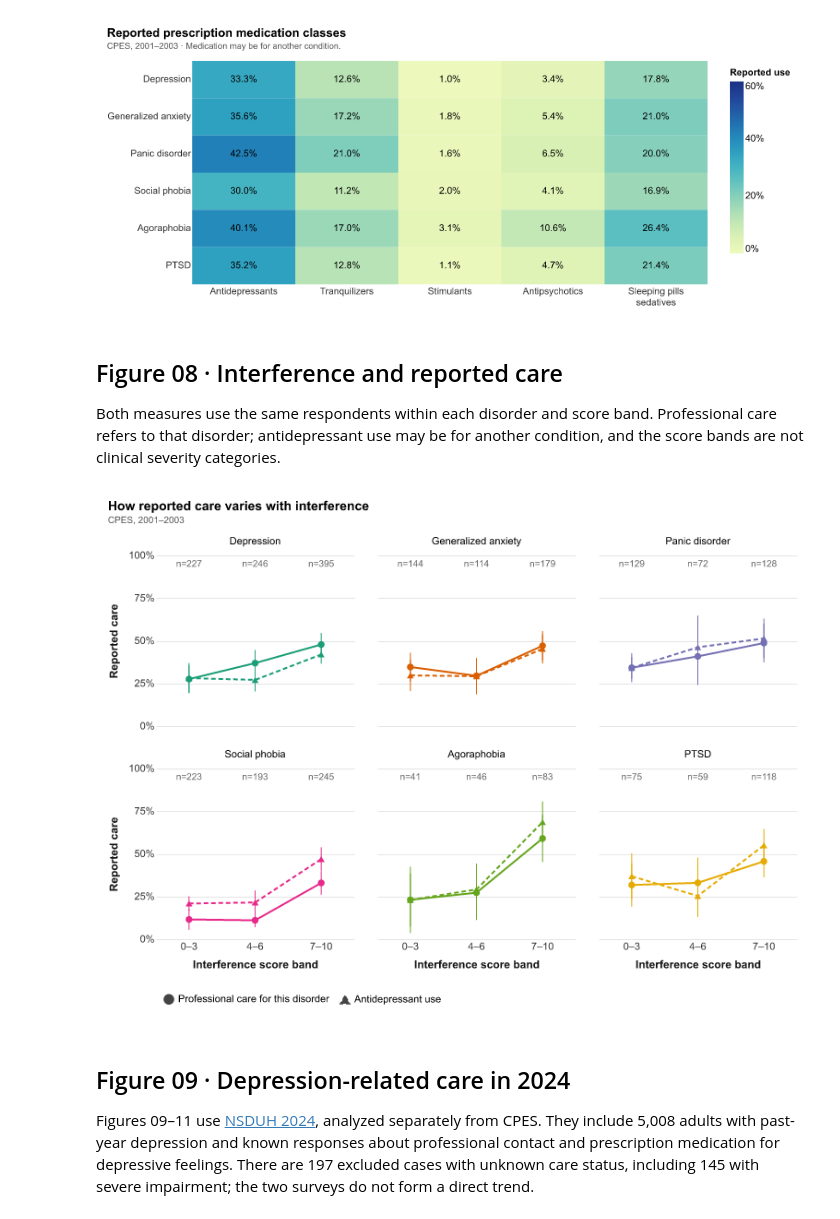
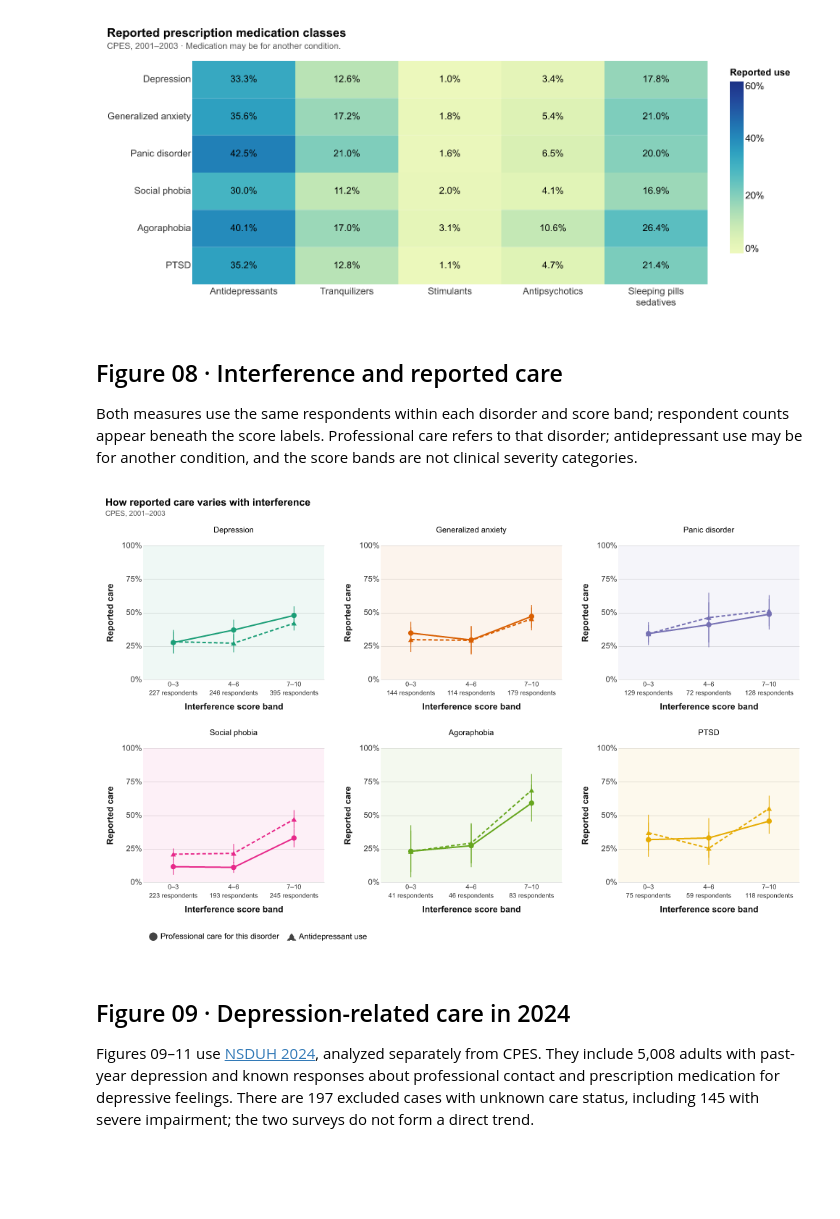
Before and after one commit to judycchen/capp30239-data-visualization_judy-chen, a Jupyter notebook: static-viz-project/milestone2_draft/static-draft.ipynb, the cells around one changed output. Saved outputs shown, nothing was run; the diff lists cells and outputs as text; code cells hidden in the pictures; blank space fills up the shorter version.

Commit message:
Clarify care chart counts and shade disorder panels

```diff
--- a/static-viz-project/milestone2_draft/static-draft.ipynb
+++ b/static-viz-project/milestone2_draft/static-draft.ipynb
@@ -563,10 +563,9 @@ save_chart(
 # %% [markdown]
 ## Figure 08 · Interference and reported care
 
-Both measures use the same respondents within each disorder and score band. Professional care refers to that disorder; antidepressant use may be for another condition, and the score bands are not clinical severity categories.
+Both measures use the same respondents within each disorder and score band; respondent counts appear beneath the score labels. Professional care refers to that disorder; antidepressant use may be for another condition, and the score bands are not clinical severity categories.
 # %%
 bands = [(0, 3), (4, 6), (7, 10)]
-band_order = [f"{low}–{high}" for low, high in bands]
 care_measures = ["Professional care for this disorder", "Antidepressant use"]
 interference_care_rows = []
 antidepressants = cpes["V02614"].map({1: 1., 5: 0.})
@@ -586,47 +585,54 @@ for label, (name, spec) in zip(DISORDER_LABELS, DISORDERS.items()):
                                            "measure": measure, **result})
 
 interference_care = pd.DataFrame(interference_care_rows)
-interference_care["n_label"] = "n=" + interference_care["n"].astype(str)
+# Put each group's respondent count on the second line of its score label.
+interference_care["band_label"] = (
+    interference_care["band"] + "|" + interference_care["n"].astype(str) + " respondents"
+)
+band_label_order = interference_care.sort_values("band")["band_label"].drop_duplicates().tolist()
 
 
 def interference_care_chart(df):
     measure_legend = alt.Legend(
         title=None, orient="bottom", columns=2, labelLimit=270,
         symbolOpacity=1, symbolFillColor="#444444", symbolStrokeColor="#444444",
     )
+    background = alt.Chart(df).transform_aggregate(groupby=["disorder"]).mark_rect(opacity=.07).encode(
+        x=alt.value(0), x2=alt.value(250), y=alt.value(0), y2=alt.value(185),
+        color=alt.Color("disorder:N", scale=DISORDER_SCALE, legend=None),
+    )
     base = alt.Chart(df).encode(
-        x=alt.X("band:O", sort=band_order, title="Interference score band",
-                axis=alt.Axis(labelAngle=0)),
+        x=alt.X("band_label:O", sort=band_label_order, title="Interference score band",
+                axis=alt.Axis(labelAngle=0, labelExpr="split(datum.label, '|')",
+                              labelFontSize=9, labelLineHeight=12, labelOverlap=False)),
         y=alt.Y("estimate:Q", title="Reported care", scale=alt.Scale(domain=[0, 1]),
-                axis=alt.Axis(format="%", values=[0, .25, .5, .75, 1])),
+                axis=alt.Axis(format="%", values=[0, .25, .5, .75, 1],
+                              labelOverlap=False)),
         color=alt.Color("disorder:N", scale=DISORDER_SCALE, legend=None),
     )
     # Lines only connect the three observed bands; they are not fitted trends.
     lines = base.mark_line(strokeWidth=2).encode(
         strokeDash=alt.StrokeDash("measure:N", title=None,
                                   scale=alt.Scale(domain=care_measures, range=[[1, 0], [5, 3]]),
                                   legend=measure_legend),
     )
     intervals = base.mark_rule(strokeWidth=1).encode(y="lower:Q", y2="upper:Q")
     points = base.mark_point(filled=True, size=55, opacity=1).encode(
         shape=alt.Shape("measure:N", title=None,
                         scale=alt.Scale(domain=care_measures, range=["circle", "triangle-up"]),
                         legend=measure_legend),
     )
-    counts = base.transform_filter(alt.datum.measure == care_measures[0]).mark_text(fontSize=10).encode(
-        y=alt.datum(.95), text="n_label:N", color=alt.value("#666666"),
-    )
-    return (lines + intervals + points + counts).properties(width=215, height=185).facet(
+    return (background + lines + intervals + points).properties(width=250, height=185).facet(
         facet=alt.Facet("disorder:N", sort=DISORDER_LABELS, title=None), columns=3, spacing=25,
-    ).resolve_scale(x="shared", y="shared")
+    ).resolve_scale(x="independent", y="shared").resolve_axis(y="independent")
 
 
 save_chart(
     interference_care_chart(interference_care), "08_interference_and_care.png", "How reported care varies with interference",
     [CPES_SOURCE],
 )
 # %% [output]
-[figure, old version]
+[figure, new version]
 # %% [markdown]
 ## Figure 09 · Depression-related care in 2024
 
```
Also changed, not shown: 3 other files.
